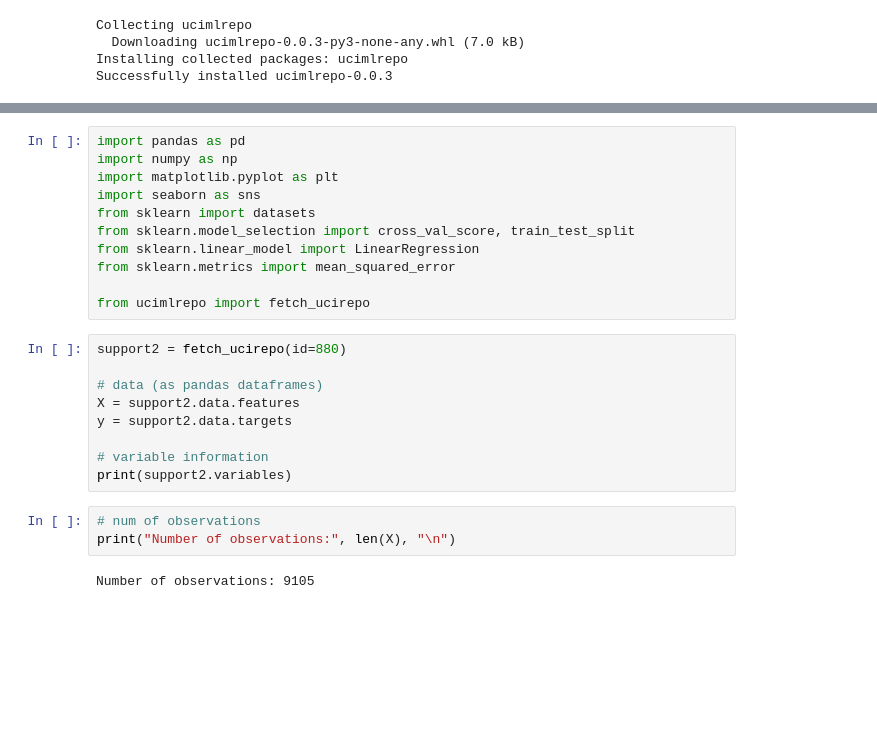
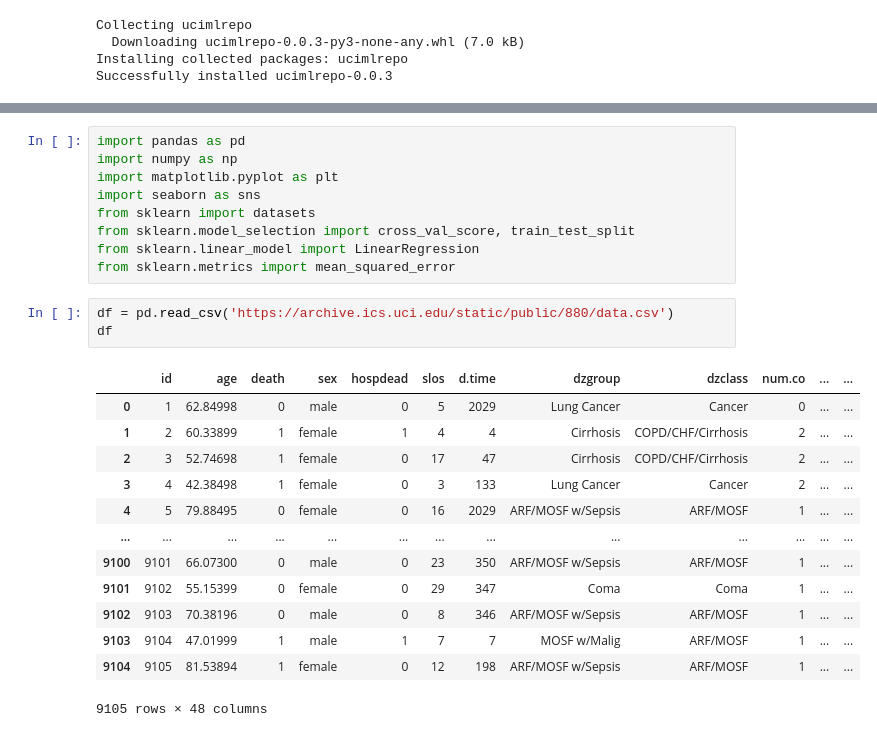
Before and after one commit to sebastian-dv/CSE-151A-Project, a Jupyter notebook: SUPPORT2_Notebook.ipynb, the cells around one changed output, grey strips where cells are left out. Drawn from its saved outputs; the diff is of its cells as text; blank space fills up the shorter version.

```diff
--- a/SUPPORT2_Notebook.ipynb
+++ b/SUPPORT2_Notebook.ipynb
@@ -16,19 +49,20 @@ from sklearn import datasets
 from sklearn.model_selection import cross_val_score, train_test_split
 from sklearn.linear_model import LinearRegression
 from sklearn.metrics import mean_squared_error
-
-from ucimlrepo import fetch_ucirepo
-# %%
-support2 = fetch_ucirepo(id=880)
-
-# data (as pandas dataframes)
-X = support2.data.features
-y = support2.data.targets
-
-# variable information
-print(support2.variables)
-# %%
-# num of observations
-print("Number of observations:", len(X), "\n")
-# %% [output]
-Number of observations: 9105
+# %%
+df = pd.read_csv('https://archive.ics.uci.edu/static/public/880/data.csv')
+df
+# %% [output]
+|  | id | age | death | sex | hospdead | slos | d.time | dzgroup | dzclass | num.co | ... | ... |
+| 0 | 1 | 62.84998 | 0 | male | 0 | 5 | 2029 | Lung Cancer | Cancer | 0 | ... | ... |
+| 1 | 2 | 60.33899 | 1 | female | 1 | 4 | 4 | Cirrhosis | COPD/CHF/Cirrhosis | 2 | ... | ... |
+| 2 | 3 | 52.74698 | 1 | female | 0 | 17 | 47 | Cirrhosis | COPD/CHF/Cirrhosis | 2 | ... | ... |
+| 3 | 4 | 42.38498 | 1 | female | 0 | 3 | 133 | Lung Cancer | Cancer | 2 | ... | ... |
+| 4 | 5 | 79.88495 | 0 | female | 0 | 16 | 2029 | ARF/MOSF w/Sepsis | ARF/MOSF | 1 | ... | ... |
+| ... | ... | ... | ... | ... | ... | ... | ... | ... | ... | ... | ... | ... |
+| 9100 | 9101 | 66.07300 | 0 | male | 0 | 23 | 350 | ARF/MOSF w/Sepsis | ARF/MOSF | 1 | ... | ... |
+| 9101 | 9102 | 55.15399 | 0 | female | 0 | 29 | 347 | Coma | Coma | 1 | ... | ... |
+| 9102 | 9103 | 70.38196 | 0 | male | 0 | 8 | 346 | ARF/MOSF w/Sepsis | ARF/MOSF | 1 | ... | ... |
+| 9103 | 9104 | 47.01999 | 1 | male | 1 | 7 | 7 | MOSF w/Malig | ARF/MOSF | 1 | ... | ... |
+| 9104 | 9105 | 81.53894 | 1 | female | 0 | 12 | 198 | ARF/MOSF w/Sepsis | ARF/MOSF | 1 | ... | ... |
+9105 rows × 48 columns
```
Also changed, not shown: parts of 3 cells of this notebook.
